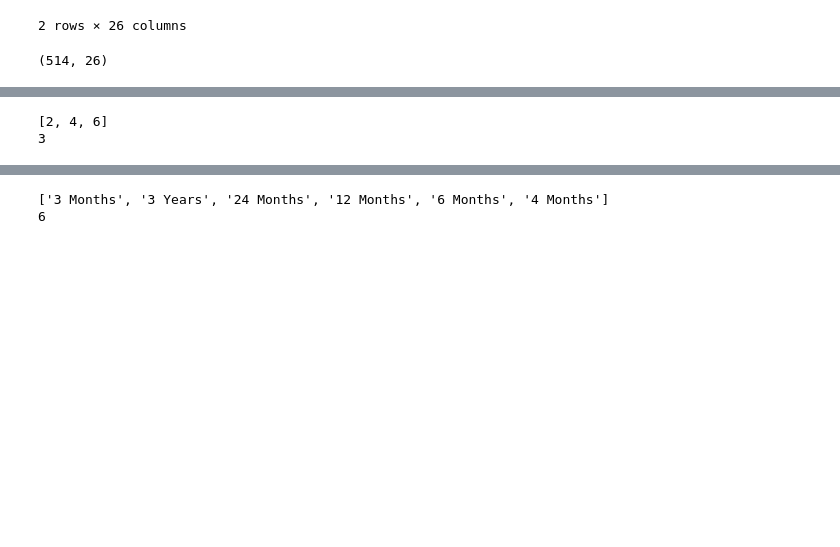
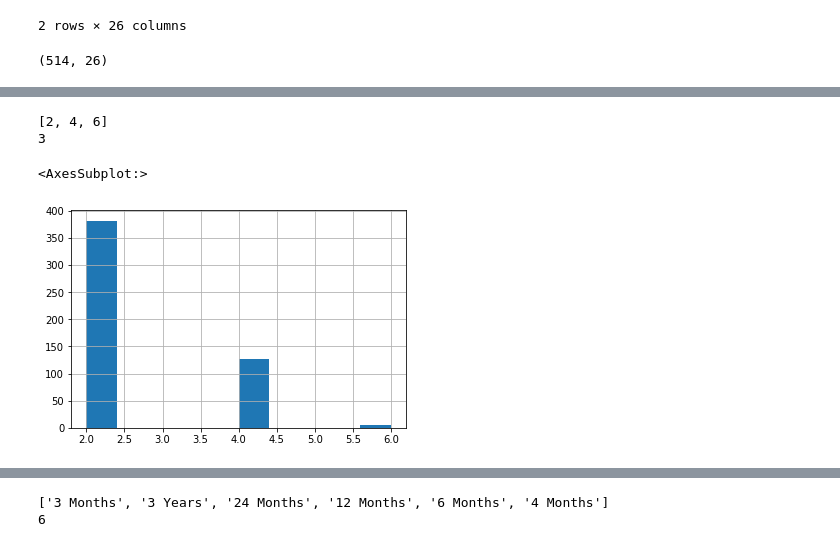
Before and after one commit to bhuiyanmobasshir94/Cow-weight-and-Breed-Prediction, a Jupyter notebook: preprocessing_0.ipynb, the cells around one changed output, grey strips where cells are left out. Saved outputs shown, nothing was run; the diff lists cells and outputs as text; code cells hidden in the pictures; blank space fills up the shorter version.

```diff
--- a/preprocessing_0.ipynb
+++ b/preprocessing_0.ipynb
@@ -38,10 +42,13 @@ print(len(unique_sex))
 # %%
 unique_teeth = list(df.teeth.unique()) # Input
 print(unique_teeth)
 print(len(unique_teeth))
+df.teeth.hist()
 # %% [output]
 [2, 4, 6]
 3
+<AxesSubplot:>
+[figure, added]
 # %%
 unique_breed = list(df.breed.unique()) # Output
 print(unique_breed)
```
Also changed, not shown: parts of 7 cells of this notebook.
